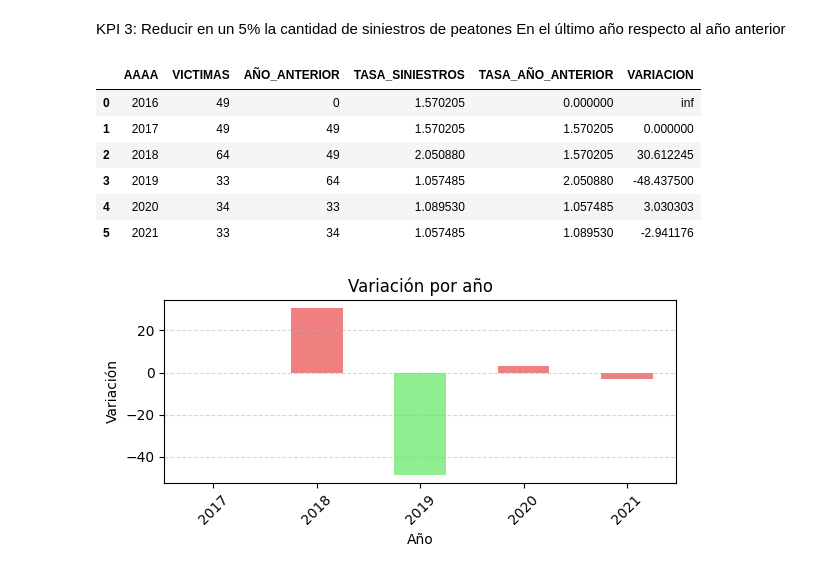
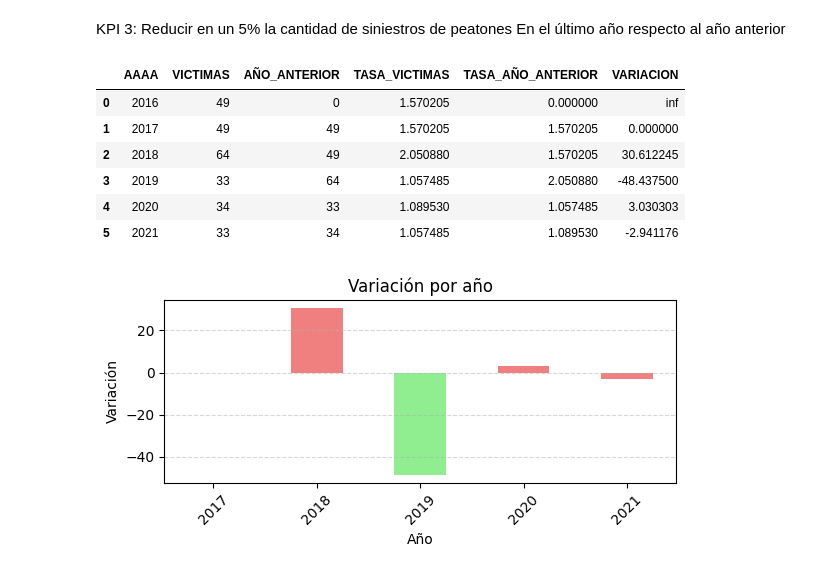
Before and after one commit to bschutt/Bschutt_PI_DA, a Jupyter notebook: EDA.ipynb, the cells around one changed output. Saved outputs shown, nothing was run; the diff lists cells and outputs as text; code cells hidden in the pictures.

```diff
--- a/EDA.ipynb
+++ b/EDA.ipynb
@@ -506,16 +508,16 @@ KPI 3: Reducir en un 5% la cantidad de siniestros de peatones En el último año
 # %%
 #Filtro los siniestros de peatones.
 Tres = df_siniestros[df_siniestros["N_VICTIMAS"]==1]
 Tres = Tres[Tres["VICTIMA"] == "PEATON"]
 Tres = Tres.groupby(["AAAA"]).size().reset_index(name="VICTIMAS")
 Tres["AÑO_ANTERIOR"] = Tres["VICTIMAS"].shift(periods=1, fill_value=0)
-Tres["TASA_SINIESTROS"] = (Tres["VICTIMAS"]/3120612) * 100000
+Tres["TASA_VICTIMAS"] = (Tres["VICTIMAS"]/3120612) * 100000
 Tres["TASA_AÑO_ANTERIOR"] = (Tres["AÑO_ANTERIOR"]/3120612) * 100000
 Tres["VARIACION"] = (Tres["VICTIMAS"] - Tres["AÑO_ANTERIOR"]) / Tres["AÑO_ANTERIOR"] * 100
-Tres["VARIACION"] = (Tres["TASA_SINIESTROS"] - Tres["TASA_AÑO_ANTERIOR"]) / Tres["TASA_AÑO_ANTERIOR"] * 100
+Tres["VARIACION"] = (Tres["TASA_VICTIMAS"] - Tres["TASA_AÑO_ANTERIOR"]) / Tres["TASA_AÑO_ANTERIOR"] * 100
 Tres
 # %% [output]
-|  | AAAA | VICTIMAS | AÑO_ANTERIOR | TASA_SINIESTROS | TASA_AÑO_ANTERIOR | VARIACION |
+|  | AAAA | VICTIMAS | AÑO_ANTERIOR | TASA_VICTIMAS | TASA_AÑO_ANTERIOR | VARIACION |
 | 0 | 2016 | 49 | 0 | 1.570205 | 0.000000 | inf |
 | 1 | 2017 | 49 | 49 | 1.570205 | 1.570205 | 0.000000 |
 | 2 | 2018 | 64 | 49 | 2.050880 | 1.570205 | 30.612245 |
```
Also changed, not shown: parts of 3 cells of this notebook, 4 other files.
